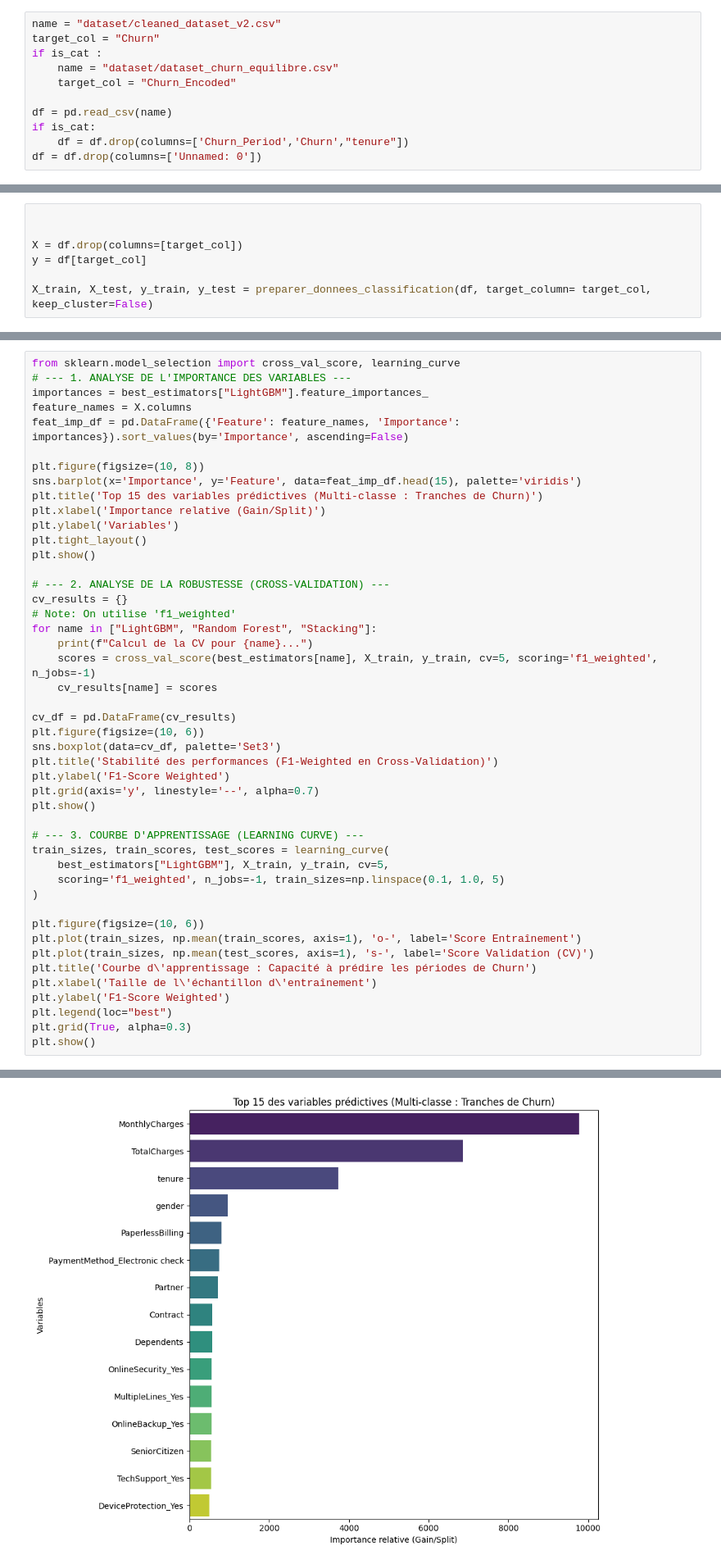
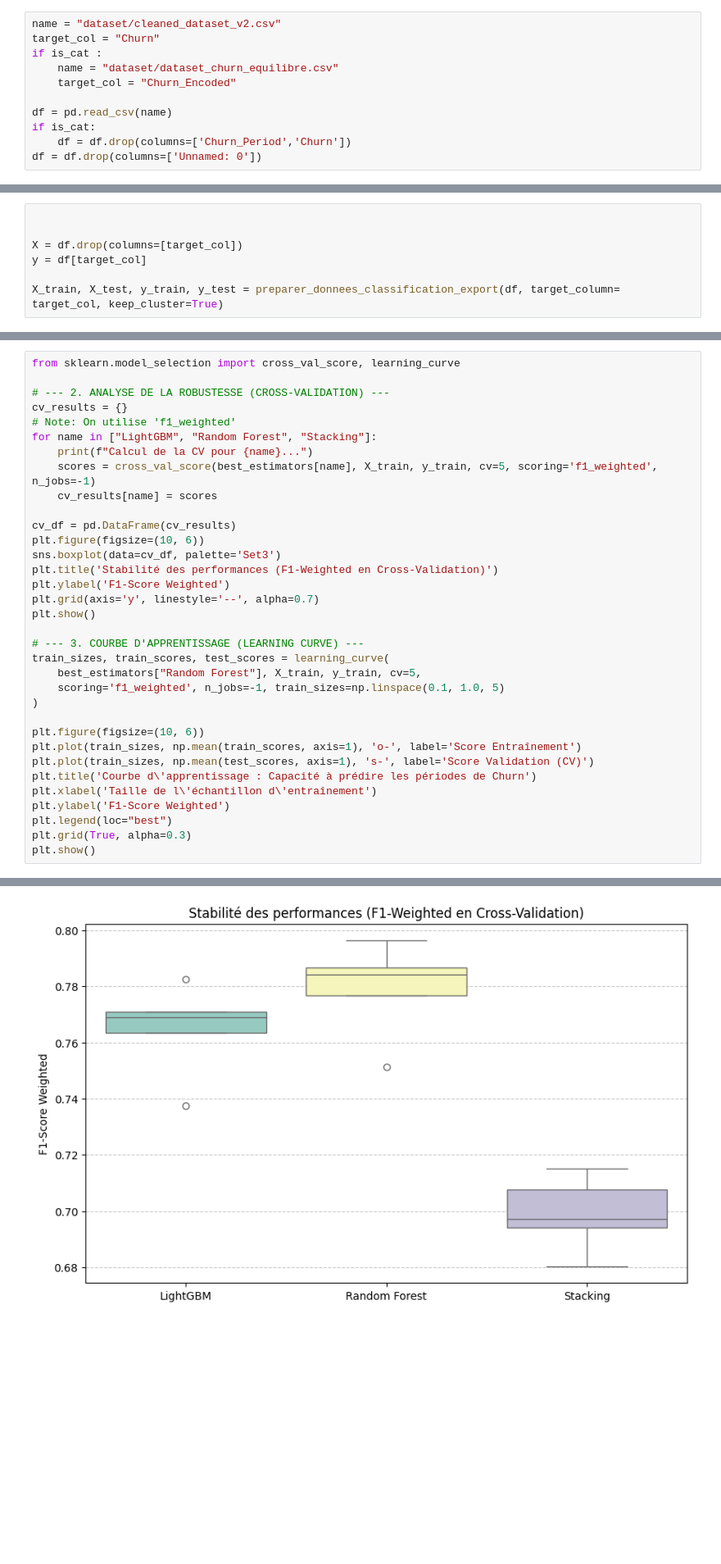
Before and after one commit to Bapt1st3/Telco_Customer_Prediction, a Jupyter notebook: classification.ipynb, the cells around one changed output, grey strips where cells are left out. Shown at 82% size. Drawn from its saved outputs; the diff is of its cells as text; blank space fills up the shorter version.

Commit message:
feat: clsutering, classification plus added interpretation

```diff
--- a/classification.ipynb
+++ b/classification.ipynb
@@ -49,6 +52,6 @@ if is_cat :
 
 df = pd.read_csv(name)
 if is_cat:
-    df = df.drop(columns=['Churn_Period','Churn',"tenure"])
+    df = df.drop(columns=['Churn_Period','Churn'])
 df = df.drop(columns=['Unnamed: 0'])
 # %%
@@ -80,7 +111,7 @@ def preparer_donnees_classification(df, target_column='Churn', test_size=0.2, ra
 X = df.drop(columns=[target_col])
 y = df[target_col]
 
-X_train, X_test, y_train, y_test = preparer_donnees_classification(df, target_column= target_col, keep_cluster=False)
+X_train, X_test, y_train, y_test = preparer_donnees_classification_export(df, target_column= target_col, keep_cluster=True)
 # %%
 # Visualisation en utilisant t-SNE
 from sklearn.manifold import TSNE
@@ -305,17 +457,5 @@ Optimisation de Decision Tree...
 # %%
 from sklearn.model_selection import cross_val_score, learning_curve
-# --- 1. ANALYSE DE L'IMPORTANCE DES VARIABLES ---
-importances = best_estimators["LightGBM"].feature_importances_
-feature_names = X.columns
-feat_imp_df = pd.DataFrame({'Feature': feature_names, 'Importance': importances}).sort_values(by='Importance', ascending=False)
-
-plt.figure(figsize=(10, 8))
-sns.barplot(x='Importance', y='Feature', data=feat_imp_df.head(15), palette='viridis')
-plt.title('Top 15 des variables prédictives (Multi-classe : Tranches de Churn)')
-plt.xlabel('Importance relative (Gain/Split)')
-plt.ylabel('Variables')
-plt.tight_layout()
-plt.show()
 
 # --- 2. ANALYSE DE LA ROBUSTESSE (CROSS-VALIDATION) ---
 cv_results = {}
@@ -335,7 +475,7 @@ plt.show()
 
 # --- 3. COURBE D'APPRENTISSAGE (LEARNING CURVE) ---
 train_sizes, train_scores, test_scores = learning_curve(
-    best_estimators["LightGBM"], X_train, y_train, cv=5,
+    best_estimators["Random Forest"], X_train, y_train, cv=5,
     scoring='f1_weighted', n_jobs=-1, train_sizes=np.linspace(0.1, 1.0, 5)
 )
 
@@ -355 +495 @@ Passing `palette` without assigning `hue` is deprecated and will be removed in v
-[figure, old version]
+[figure, new version]
```
Also changed, not shown: parts of 34 cells of this notebook, 5 other files.
